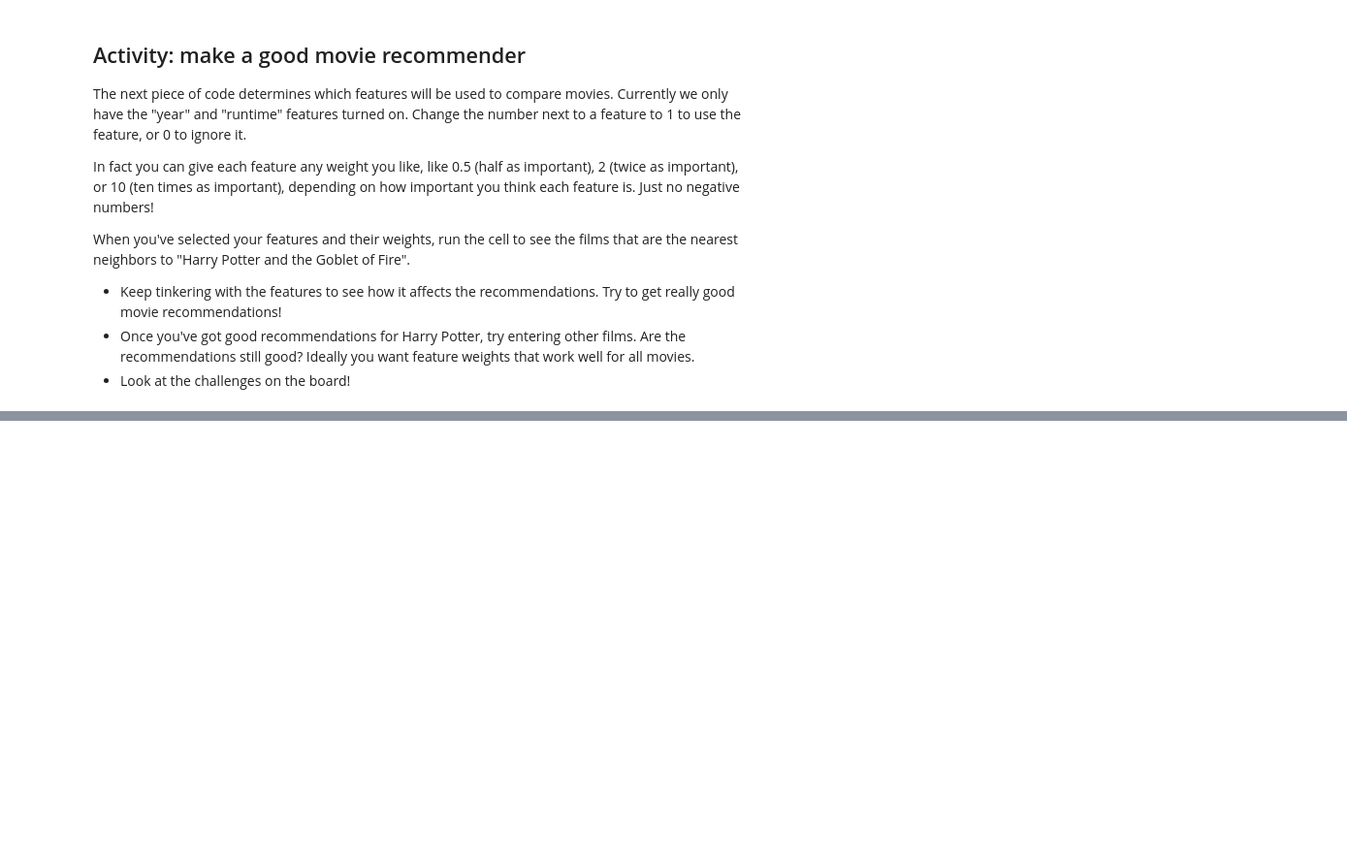
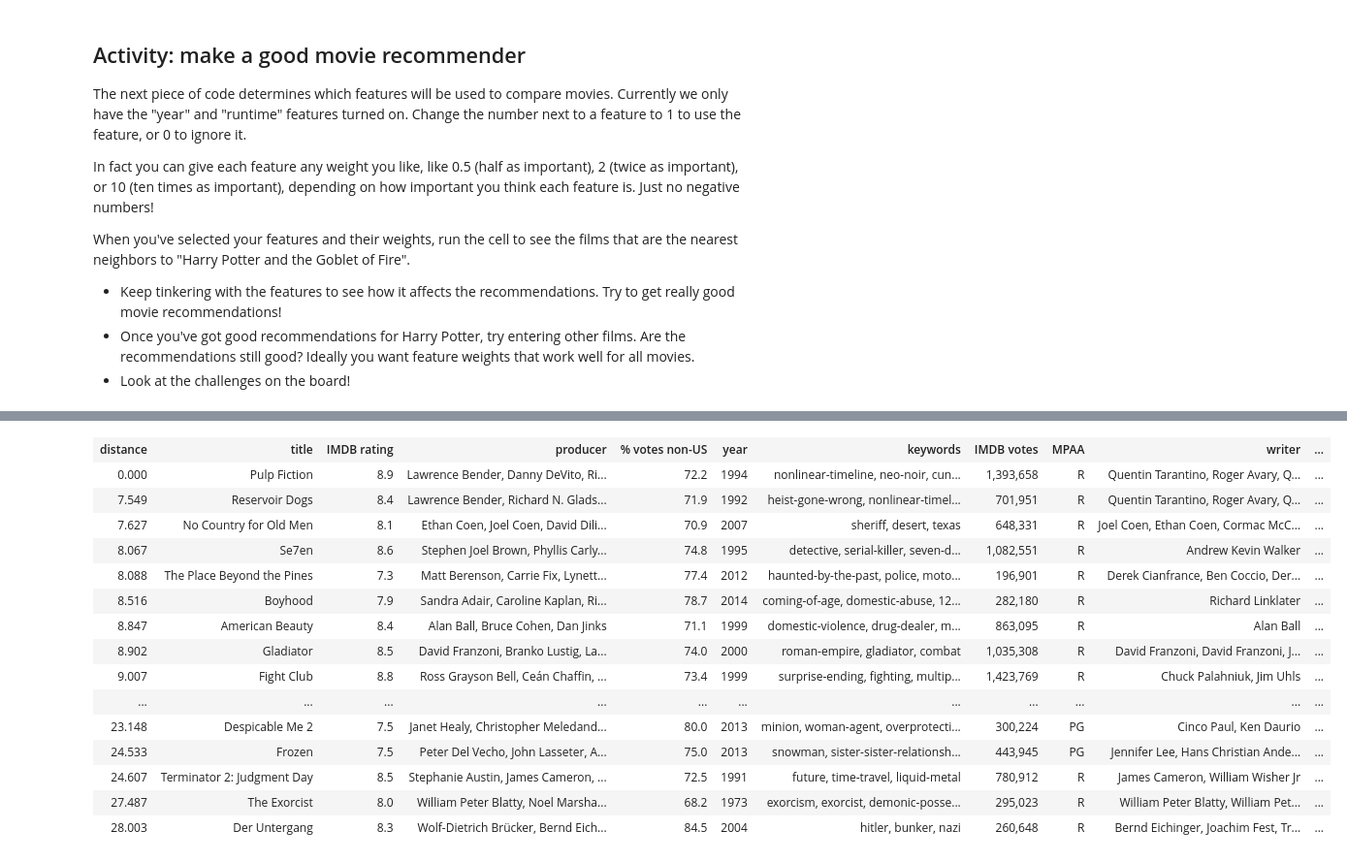
Before and after one commit to abisee/movie-recommender, a Jupyter notebook: movie-recommender.ipynb, the cells around one changed output, grey strips where cells are left out. Shown at 97% size. Cells and saved outputs as stored; diff of their text form; code cells hidden in the pictures; blank space fills up the shorter version.

```diff
--- a/movie-recommender.ipynb
+++ b/movie-recommender.ipynb
@@ -117,0 +71,24 @@ get_recommendations("Harry Potter and the Goblet of Fire", feat2weight, title2MV
+# %%
+feat2weight = {}
+for f in numerical_features + demographic_features + parents_guide_features + category_features:
+    feat2weight[f] = 1.0
+
+
+get_recommendations("pulp fiction", feat2weight, title2MVec_norm, title2movie)
+# %% [output]
+| distance | title | IMDB rating | producer | % votes non-US | year | keywords | IMDB votes | MPAA | writer | ... |
+| 0.000 | Pulp Fiction | 8.9 | Lawrence Bender, Danny DeVito, Ri... | 72.2 | 1994 | nonlinear-timeline, neo-noir, cun... | 1,393,658 | R | Quentin Tarantino, Roger Avary, Q... | ... |
+| 7.549 | Reservoir Dogs | 8.4 | Lawrence Bender, Richard N. Glads... | 71.9 | 1992 | heist-gone-wrong, nonlinear-timel... | 701,951 | R | Quentin Tarantino, Roger Avary, Q... | ... |
+| 7.627 | No Country for Old Men | 8.1 | Ethan Coen, Joel Coen, David Dili... | 70.9 | 2007 | sheriff, desert, texas | 648,331 | R | Joel Coen, Ethan Coen, Cormac McC... | ... |
+| 8.067 | Se7en | 8.6 | Stephen Joel Brown, Phyllis Carly... | 74.8 | 1995 | detective, serial-killer, seven-d... | 1,082,551 | R | Andrew Kevin Walker | ... |
+| 8.088 | The Place Beyond the Pines | 7.3 | Matt Berenson, Carrie Fix, Lynett... | 77.4 | 2012 | haunted-by-the-past, police, moto... | 196,901 | R | Derek Cianfrance, Ben Coccio, Der... | ... |
+| 8.516 | Boyhood | 7.9 | Sandra Adair, Caroline Kaplan, Ri... | 78.7 | 2014 | coming-of-age, domestic-abuse, 12... | 282,180 | R | Richard Linklater | ... |
+| 8.847 | American Beauty | 8.4 | Alan Ball, Bruce Cohen, Dan Jinks | 71.1 | 1999 | domestic-violence, drug-dealer, m... | 863,095 | R | Alan Ball | ... |
+| 8.902 | Gladiator | 8.5 | David Franzoni, Branko Lustig, La... | 74.0 | 2000 | roman-empire, gladiator, combat | 1,035,308 | R | David Franzoni, David Franzoni, J... | ... |
+| 9.007 | Fight Club | 8.8 | Ross Grayson Bell, Ceán Chaffin, ... | 73.4 | 1999 | surprise-ending, fighting, multip... | 1,423,769 | R | Chuck Palahniuk, Jim Uhls | ... |
+| ... | ... | ... | ... | ... | ... | ... | ... | ... | ... | ... |
+| 23.148 | Despicable Me 2 | 7.5 | Janet Healy, Christopher Meledand... | 80.0 | 2013 | minion, woman-agent, overprotecti... | 300,224 | PG | Cinco Paul, Ken Daurio | ... |
+| 24.533 | Frozen | 7.5 | Peter Del Vecho, John Lasseter, A... | 75.0 | 2013 | snowman, sister-sister-relationsh... | 443,945 | PG | Jennifer Lee, Hans Christian Ande... | ... |
+| 24.607 | Terminator 2: Judgment Day | 8.5 | Stephanie Austin, James Cameron, ... | 72.5 | 1991 | future, time-travel, liquid-metal | 780,912 | R | James Cameron, William Wisher Jr | ... |
+| 27.487 | The Exorcist | 8.0 | William Peter Blatty, Noel Marsha... | 68.2 | 1973 | exorcism, exorcist, demonic-posse... | 295,023 | R | William Peter Blatty, William Pet... | ... |
+| 28.003 | Der Untergang | 8.3 | Wolf-Dietrich Brücker, Bernd Eich... | 84.5 | 2004 | hitler, bunker, nazi | 260,648 | R | Bernd Eichinger, Joachim Fest, Tr... | ... |
```
Also changed, not shown: parts of 5 cells of this notebook, 2 other files.
